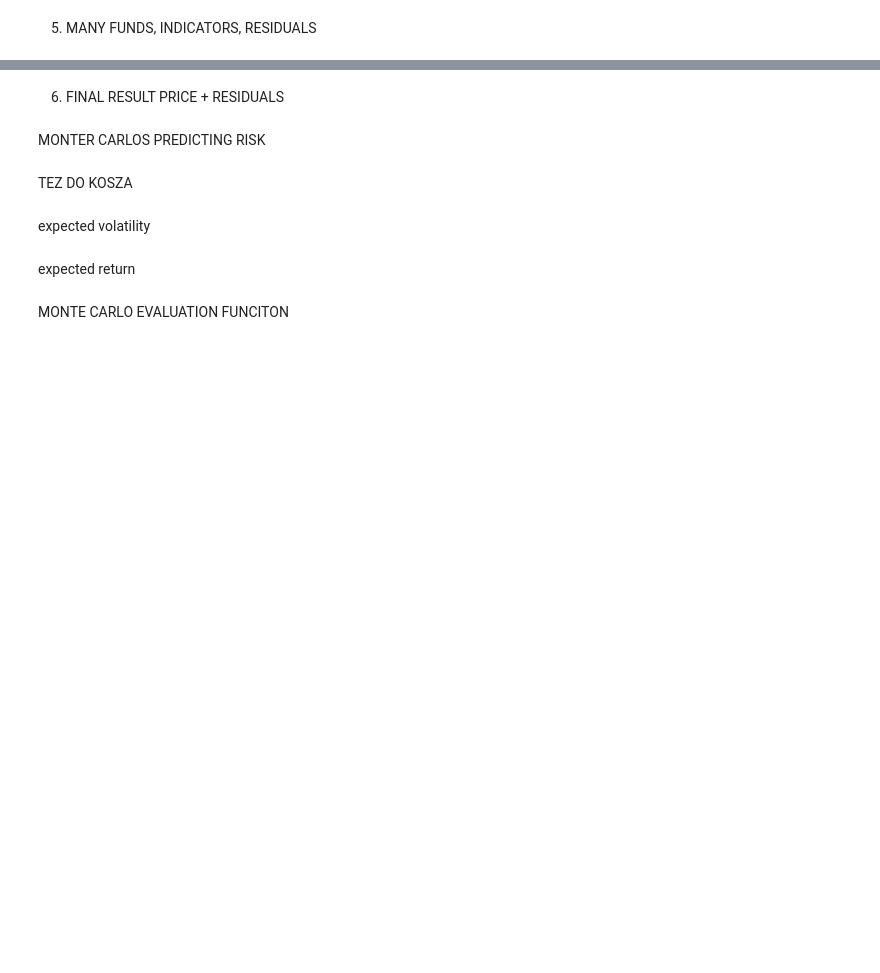
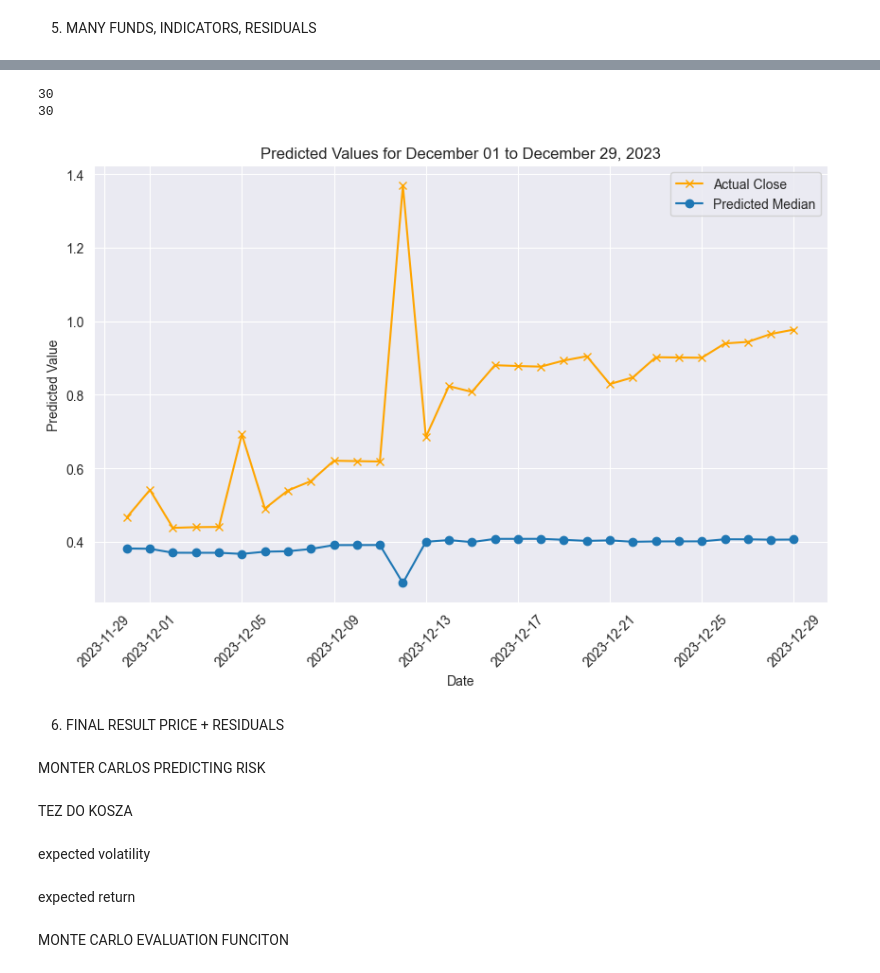
Before and after one commit to akrokosz/HF_Thesis, a Jupyter notebook: main.ipynb, the cells around one changed output, grey strips where cells are left out. Cells and saved outputs as stored; diff of their text form; code cells hidden in the pictures; blank space fills up the shorter version.

```diff
--- a/main.ipynb
+++ b/main.ipynb
@@ -643,5 +923,9 @@ for i in range(len(funds_for_hedge)):
 # %%
-IE_many1_res_rse, IE_many1_res_rae, IE_many1_res_huber, IE_many1_res_plt = metrics_and_plt(residualsss[0][32:], res_preds[0],pd.date_range(start="2023-11-30", end="2023-12-29"), target="Remainders", date="2023-11-28")
+IE_many1_res_rse, IE_many1_res_rae, IE_many1_res_huber, IE_many1_res_plt = metrics_and_plt(residualsss[0][-30:], res_preds[0],pd.date_range(start="2023-11-30", end="2023-12-29"), target="Remainders", date="2023-11-28")
+# %% [output]
+30
+30
+[figure, added]
 # %%
 print(IE_many1_res_rse, IE_many1_res_rae, IE_many1_res_huber)
 # %% [markdown]
```
Also changed, not shown: parts of 14 cells of this notebook.
